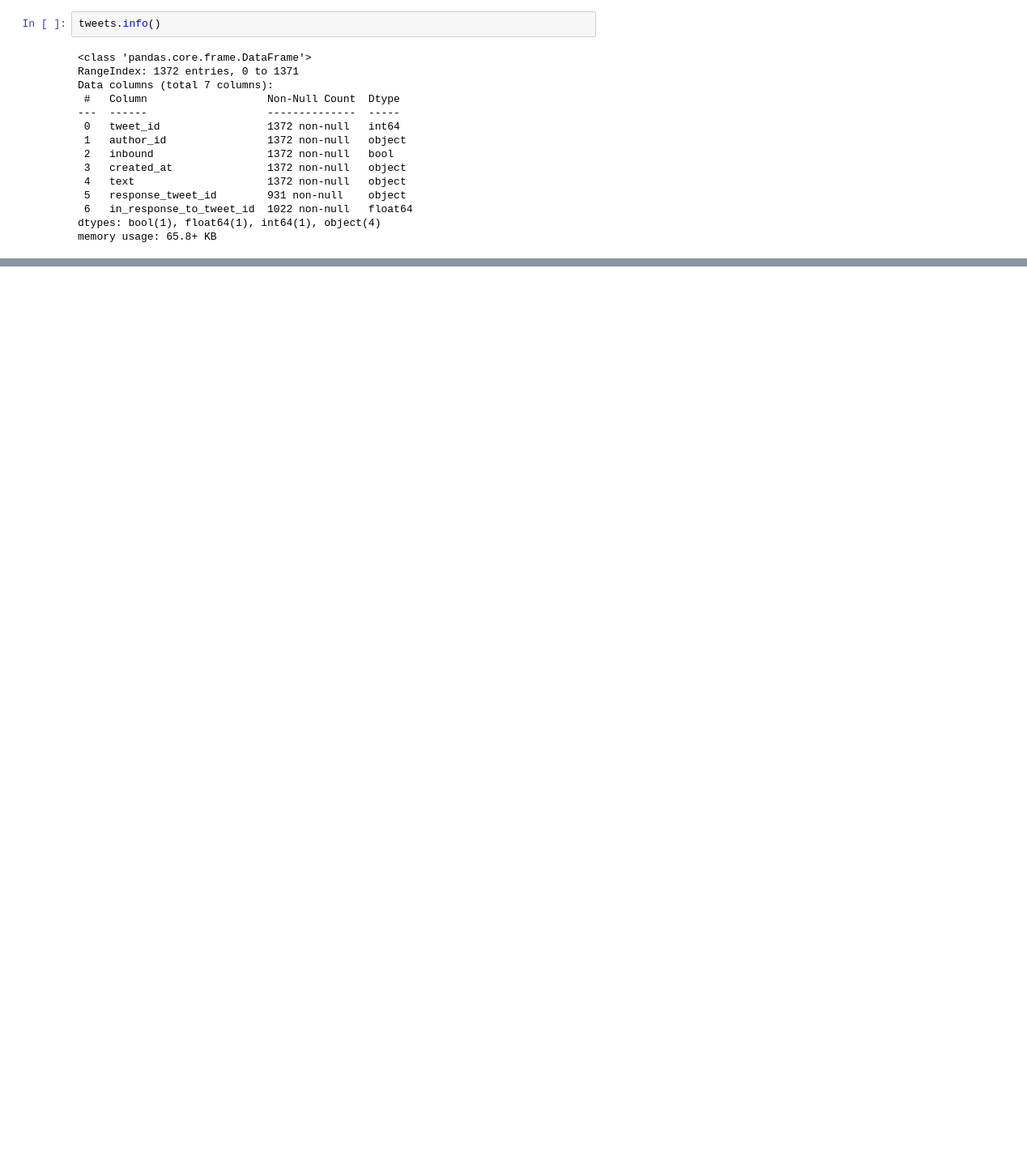
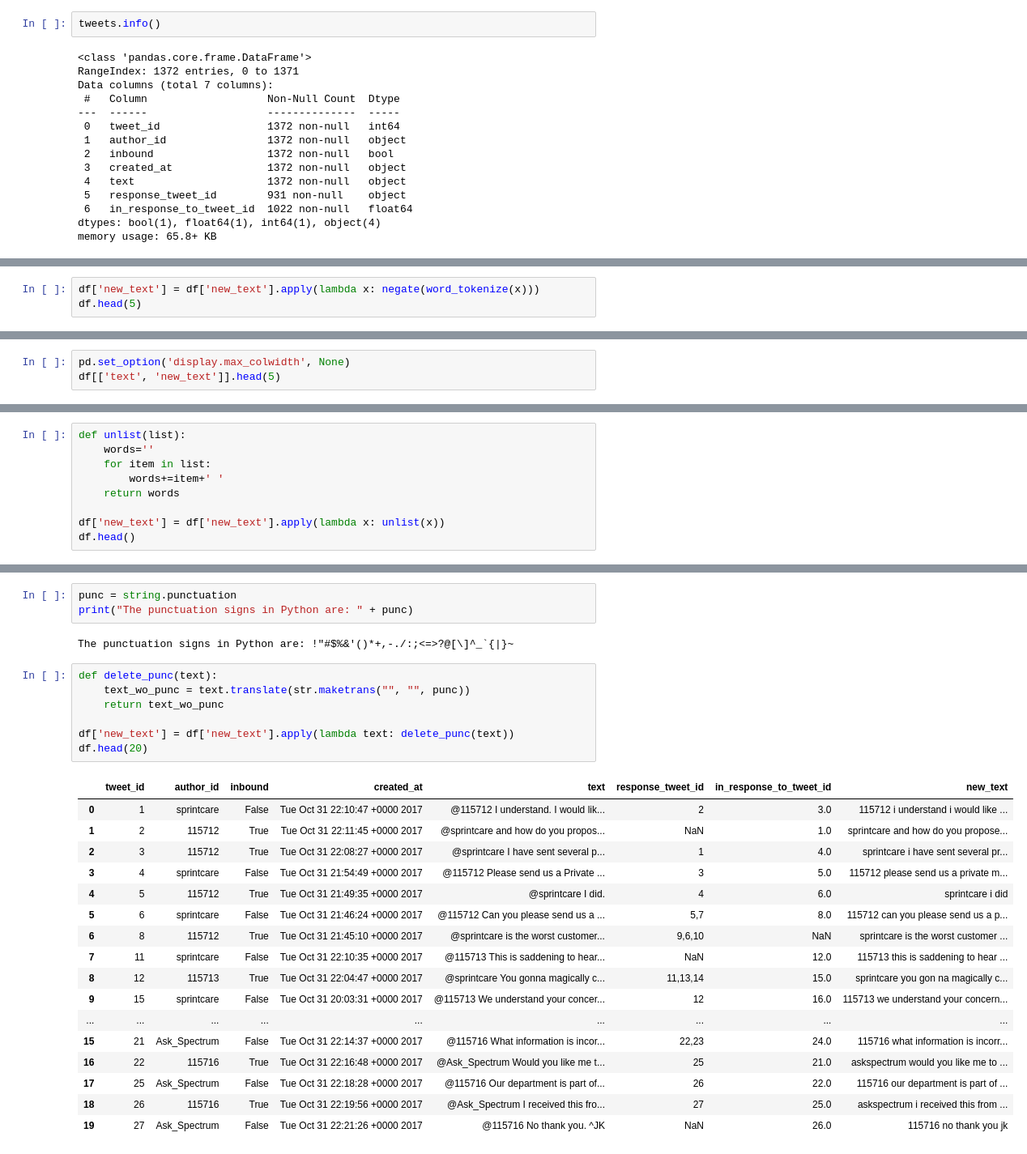
Before and after one commit to Najiyya123/twitter-sentiment-analysis-nlp, a Jupyter notebook: sentiment analysis.ipynb, the cells around one changed output, grey strips where cells are left out. Shown at 81% size. Saved outputs shown, nothing was run; the diff lists cells and outputs as text; blank space fills up the shorter version.

```diff
--- a/sentiment analysis.ipynb
+++ b/sentiment analysis.ipynb
@@ -103,0 +153,3 @@ memory usage: 65.8+ KB
+# %%
+df['new_text'] = df['new_text'].apply(lambda x: negate(word_tokenize(x)))
+df.head(5)
@@ -103,0 +163,3 @@ memory usage: 65.8+ KB
+# %%
+pd.set_option('display.max_colwidth', None)
+df[['text', 'new_text']].head(5)
@@ -103,0 +173,9 @@ memory usage: 65.8+ KB
+# %%
+def unlist(list):
+    words=''
+    for item in list:
+        words+=item+' '
+    return words
+
+df['new_text'] = df['new_text'].apply(lambda x: unlist(x))
+df.head()
@@ -103,0 +189,30 @@ memory usage: 65.8+ KB
+# %%
+punc = string.punctuation
+print("The punctuation signs in Python are: " + punc)
+# %% [output]
+The punctuation signs in Python are: !"#$%&'()*+,-./:;<=>?@[\]^_`{|}~
+# %%
+def delete_punc(text):
+    text_wo_punc = text.translate(str.maketrans("", "", punc))
+    return text_wo_punc
+
+df['new_text'] = df['new_text'].apply(lambda text: delete_punc(text))
+df.head(20)
+# %% [output]
+|  | tweet_id | author_id | inbound | created_at | text | response_tweet_id | in_response_to_tweet_id | new_text |
+| 0 | 1 | sprintcare | False | Tue Oct 31 22:10:47 +0000 2017 | @115712 I understand. I would lik... | 2 | 3.0 | 115712 i understand i would like ... |
+| 1 | 2 | 115712 | True | Tue Oct 31 22:11:45 +0000 2017 | @sprintcare and how do you propos... | NaN | 1.0 | sprintcare and how do you propose... |
+| 2 | 3 | 115712 | True | Tue Oct 31 22:08:27 +0000 2017 | @sprintcare I have sent several p... | 1 | 4.0 | sprintcare i have sent several pr... |
+| 3 | 4 | sprintcare | False | Tue Oct 31 21:54:49 +0000 2017 | @115712 Please send us a Private ... | 3 | 5.0 | 115712 please send us a private m... |
+| 4 | 5 | 115712 | True | Tue Oct 31 21:49:35 +0000 2017 | @sprintcare I did. | 4 | 6.0 | sprintcare i did |
+| 5 | 6 | sprintcare | False | Tue Oct 31 21:46:24 +0000 2017 | @115712 Can you please send us a ... | 5,7 | 8.0 | 115712 can you please send us a p... |
+| 6 | 8 | 115712 | True | Tue Oct 31 21:45:10 +0000 2017 | @sprintcare is the worst customer... | 9,6,10 | NaN | sprintcare is the worst customer ... |
+| 7 | 11 | sprintcare | False | Tue Oct 31 22:10:35 +0000 2017 | @115713 This is saddening to hear... | NaN | 12.0 | 115713 this is saddening to hear ... |
+| 8 | 12 | 115713 | True | Tue Oct 31 22:04:47 +0000 2017 | @sprintcare You gonna magically c... | 11,13,14 | 15.0 | sprintcare you gon na magically c... |
+| 9 | 15 | sprintcare | False | Tue Oct 31 20:03:31 +0000 2017 | @115713 We understand your concer... | 12 | 16.0 | 115713 we understand your concern... |
+| ... | ... | ... | ... | ... | ... | ... | ... | ... |
+| 15 | 21 | Ask_Spectrum | False | Tue Oct 31 22:14:37 +0000 2017 | @115716 What information is incor... | 22,23 | 24.0 | 115716 what information is incorr... |
+| 16 | 22 | 115716 | True | Tue Oct 31 22:16:48 +0000 2017 | @Ask_Spectrum Would you like me t... | 25 | 21.0 | askspectrum would you like me to ... |
+| 17 | 25 | Ask_Spectrum | False | Tue Oct 31 22:18:28 +0000 2017 | @115716 Our department is part of... | 26 | 22.0 | 115716 our department is part of ... |
+| 18 | 26 | 115716 | True | Tue Oct 31 22:19:56 +0000 2017 | @Ask_Spectrum I received this fro... | 27 | 25.0 | askspectrum i received this from ... |
+| 19 | 27 | Ask_Spectrum | False | Tue Oct 31 22:21:26 +0000 2017 | @115716 No thank you. ^JK | NaN | 26.0 | 115716 no thank you jk |
```
Also changed, not shown: parts of 8 cells of this notebook.
